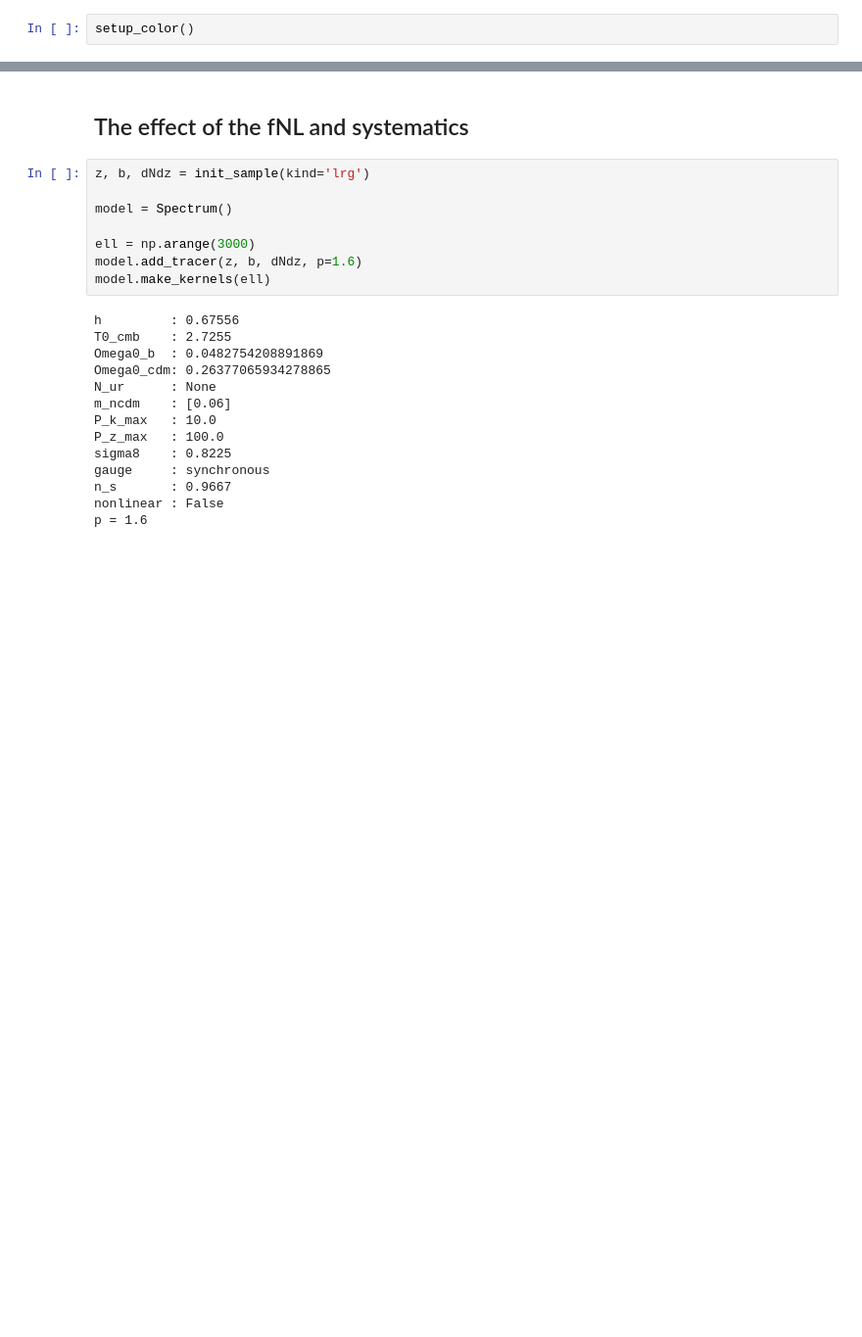
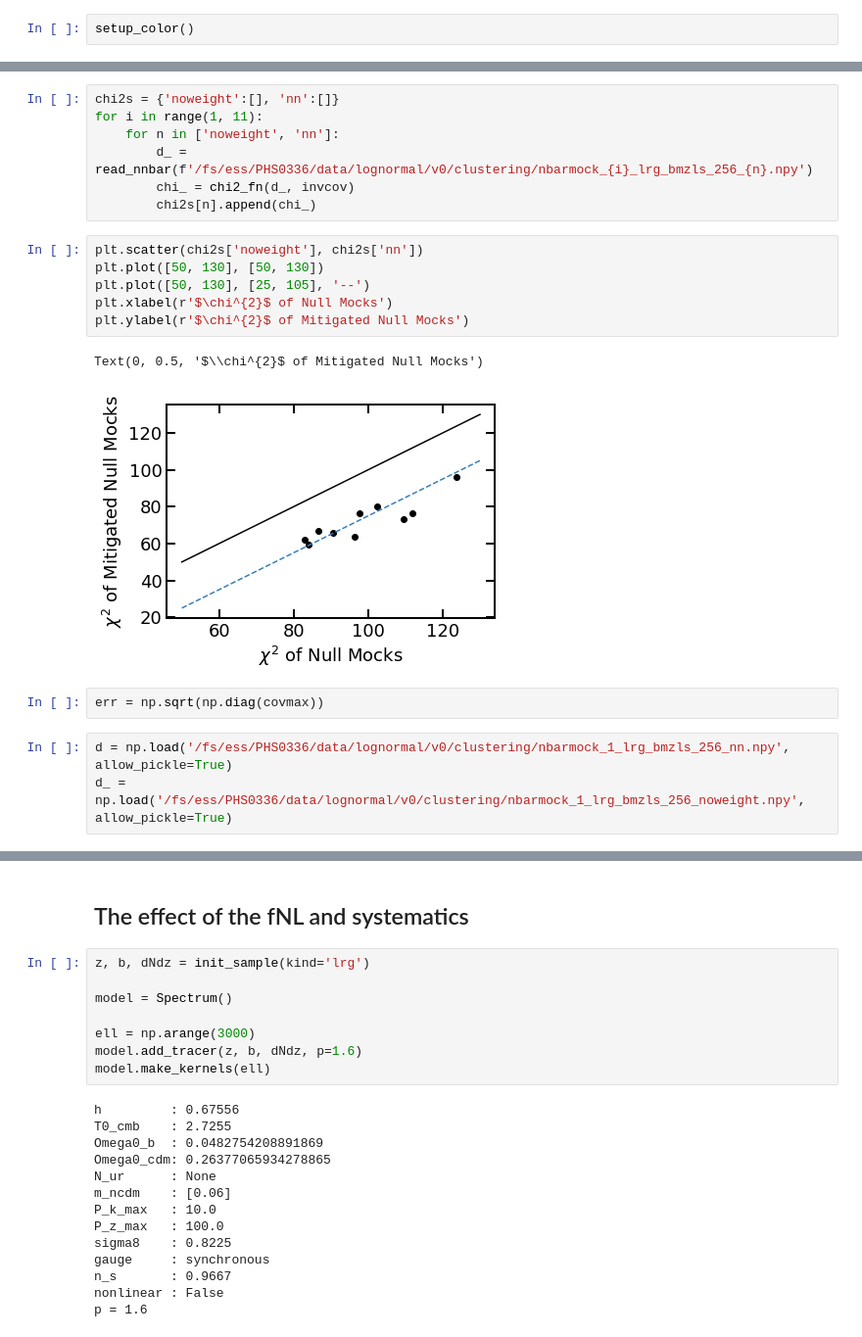
Before and after one commit to mehdirezaie/LSSutils, a Jupyter notebook: notebooks/desi/LognormalFlask.ipynb, the cells around one changed output, grey strips where cells are left out. Shown at 98% size. Drawn from its saved outputs; the diff is of its cells as text; blank space fills up the shorter version.

```diff
--- a/notebooks/desi/LognormalFlask.ipynb
+++ b/notebooks/desi/LognormalFlask.ipynb
@@ -18,0 +53,21 @@ setup_color()
+# %%
+chi2s = {'noweight':[], 'nn':[]}
+for i in range(1, 11):
+    for n in ['noweight', 'nn']:
+        d_ = read_nnbar(f'/fs/ess/PHS0336/data/lognormal/v0/clustering/nbarmock_{i}_lrg_bmzls_256_{n}.npy')
+        chi_ = chi2_fn(d_, invcov)
+        chi2s[n].append(chi_)
+# %%
+plt.scatter(chi2s['noweight'], chi2s['nn'])
+plt.plot([50, 130], [50, 130])
+plt.plot([50, 130], [25, 105], '--')
+plt.xlabel(r'$\chi^{2}$ of Null Mocks')
+plt.ylabel(r'$\chi^{2}$ of Mitigated Null Mocks')
+# %% [output]
+Text(0, 0.5, '$\\chi^{2}$ of Mitigated Null Mocks')
+[figure, added]
+# %%
+err = np.sqrt(np.diag(covmax))
+# %%
+d = np.load('/fs/ess/PHS0336/data/lognormal/v0/clustering/nbarmock_1_lrg_bmzls_256_nn.npy', allow_pickle=True)
+d_ = np.load('/fs/ess/PHS0336/data/lognormal/v0/clustering/nbarmock_1_lrg_bmzls_256_noweight.npy', allow_pickle=True)
```
Also changed, not shown: parts of 10 cells of this notebook, 4 other files.
